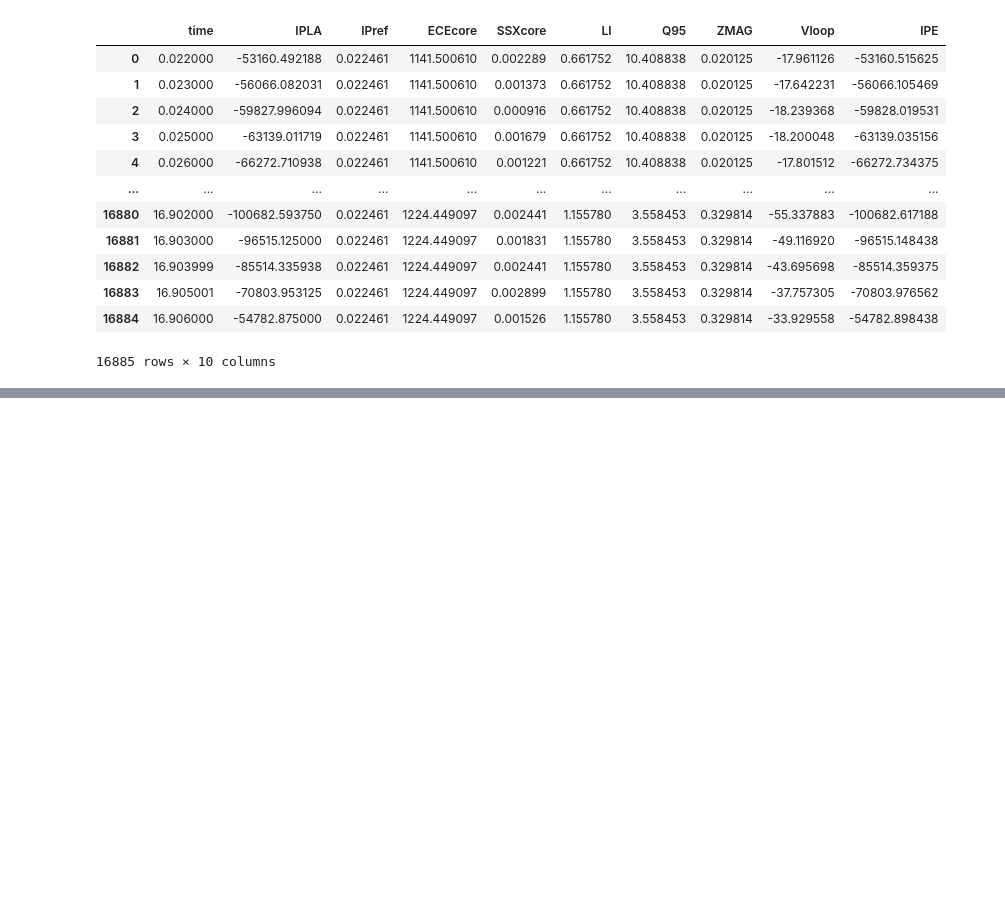
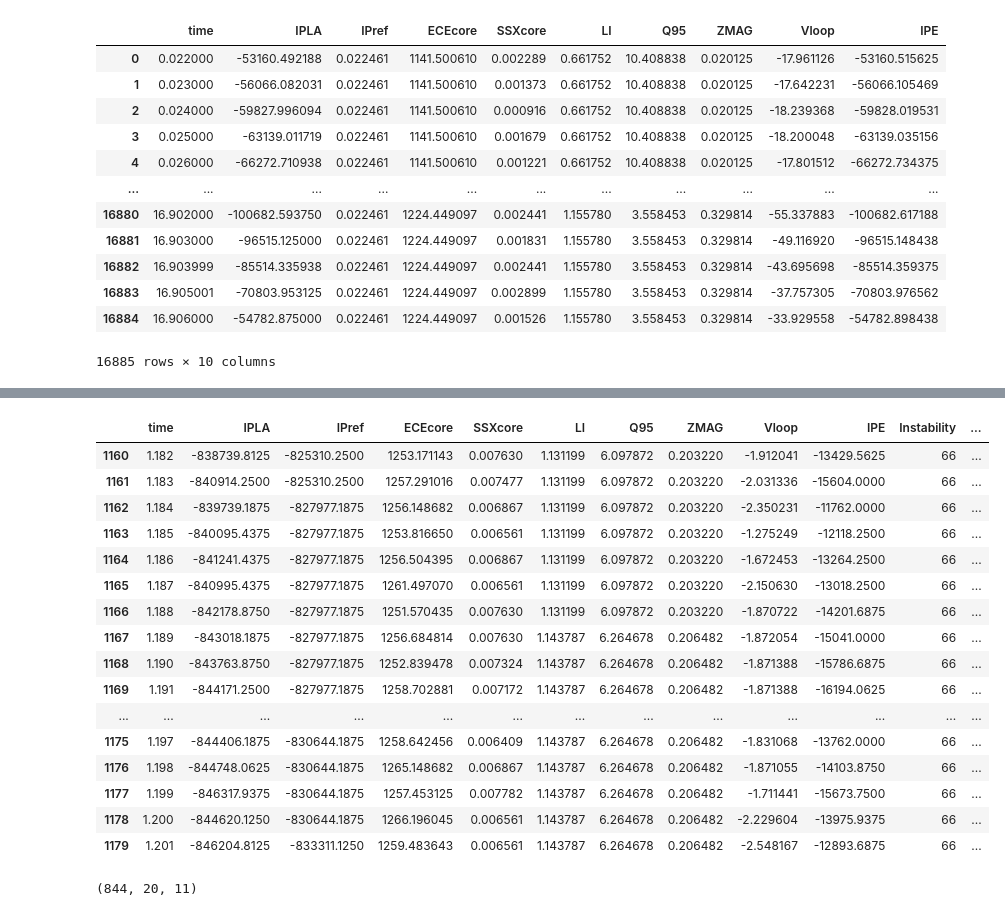
Before and after one commit to Kaan-wq/ml_tokamak, a Jupyter notebook: code/pipeline.ipynb, the cells around one changed output, grey strips where cells are left out. Drawn from its saved outputs; the diff is of its cells as text; code cells hidden in the pictures; blank space fills up the shorter version.

```diff
--- a/code/pipeline.ipynb
+++ b/code/pipeline.ipynb
@@ -84,6 +84,9 @@ for i in tqdm(range(len(df_shot)), desc='Processing samples'):
         # Set the window attribute for the samples inside the window
         df_shot.loc[window_cursor_one : window_cursor_two, 'Window'] = window
 
+        # Set the label attribute for the samples inside the window
+        df_shot.loc[window_cursor_one : window_cursor_two, 'Label'] = max_label
+
         # Move the window to the next 20 samples
         window_cursor_one += window_size
         window_cursor_two += window_size
@@ -126,0 +137,38 @@ display(df_shot[df_shot['Window'] == window[0]])
+# %%
+windows = df_shot[df_shot['Label'] == 1]['Window'].unique()
+
+display(df_shot[df_shot['Window'] == windows[20]])
+# %% [output]
+|  | time | IPLA | IPref | ECEcore | SSXcore | LI | Q95 | ZMAG | Vloop | IPE | Instability | ... |
+| 1160 | 1.182 | -838739.8125 | -825310.2500 | 1253.171143 | 0.007630 | 1.131199 | 6.097872 | 0.203220 | -1.912041 | -13429.5625 | 66 | ... |
+| 1161 | 1.183 | -840914.2500 | -825310.2500 | 1257.291016 | 0.007477 | 1.131199 | 6.097872 | 0.203220 | -2.031336 | -15604.0000 | 66 | ... |
+| 1162 | 1.184 | -839739.1875 | -827977.1875 | 1256.148682 | 0.006867 | 1.131199 | 6.097872 | 0.203220 | -2.350231 | -11762.0000 | 66 | ... |
+| 1163 | 1.185 | -840095.4375 | -827977.1875 | 1253.816650 | 0.006561 | 1.131199 | 6.097872 | 0.203220 | -1.275249 | -12118.2500 | 66 | ... |
+| 1164 | 1.186 | -841241.4375 | -827977.1875 | 1256.504395 | 0.006867 | 1.131199 | 6.097872 | 0.203220 | -1.672453 | -13264.2500 | 66 | ... |
+| 1165 | 1.187 | -840995.4375 | -827977.1875 | 1261.497070 | 0.006561 | 1.131199 | 6.097872 | 0.203220 | -2.150630 | -13018.2500 | 66 | ... |
+| 1166 | 1.188 | -842178.8750 | -827977.1875 | 1251.570435 | 0.007630 | 1.131199 | 6.097872 | 0.203220 | -1.870722 | -14201.6875 | 66 | ... |
+| 1167 | 1.189 | -843018.1875 | -827977.1875 | 1256.684814 | 0.007630 | 1.143787 | 6.264678 | 0.206482 | -1.872054 | -15041.0000 | 66 | ... |
+| 1168 | 1.190 | -843763.8750 | -827977.1875 | 1252.839478 | 0.007324 | 1.143787 | 6.264678 | 0.206482 | -1.871388 | -15786.6875 | 66 | ... |
+| 1169 | 1.191 | -844171.2500 | -827977.1875 | 1258.702881 | 0.007172 | 1.143787 | 6.264678 | 0.206482 | -1.871388 | -16194.0625 | 66 | ... |
+| ... | ... | ... | ... | ... | ... | ... | ... | ... | ... | ... | ... | ... |
+| 1175 | 1.197 | -844406.1875 | -830644.1875 | 1258.642456 | 0.006409 | 1.143787 | 6.264678 | 0.206482 | -1.831068 | -13762.0000 | 66 | ... |
+| 1176 | 1.198 | -844748.0625 | -830644.1875 | 1265.148682 | 0.006867 | 1.143787 | 6.264678 | 0.206482 | -1.871055 | -14103.8750 | 66 | ... |
+| 1177 | 1.199 | -846317.9375 | -830644.1875 | 1257.453125 | 0.007782 | 1.143787 | 6.264678 | 0.206482 | -1.711441 | -15673.7500 | 66 | ... |
+| 1178 | 1.200 | -844620.1250 | -830644.1875 | 1266.196045 | 0.006561 | 1.143787 | 6.264678 | 0.206482 | -2.229604 | -13975.9375 | 66 | ... |
+| 1179 | 1.201 | -846204.8125 | -833311.1250 | 1259.483643 | 0.006561 | 1.143787 | 6.264678 | 0.206482 | -2.548167 | -12893.6875 | 66 | ... |
+# %%
+# Filter out rows where 'Window' is 0
+df_shot_filtered = df_shot[df_shot['Window'] != 0]
+
+# Remove the 'Window' and 'Label' columns
+df_shot_modified = df_shot_filtered.drop(columns=['Window', 'Label'])
+
+# Group by 'Window' and convert each group into an array
+df_grouped = df_shot_modified.groupby(df_shot_filtered['Window']).apply(lambda group: group.values)
+
+# Convert the result into a numpy array
+result = np.array([group for group in df_grouped])
+
+result.shape
+# %% [output]
+(844, 20, 11)
```
Also changed, not shown: parts of 2 cells of this notebook.
